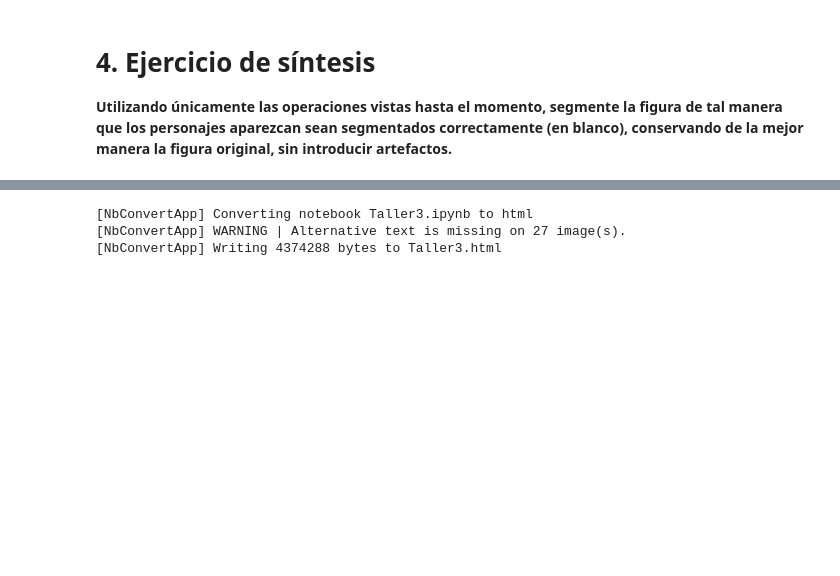
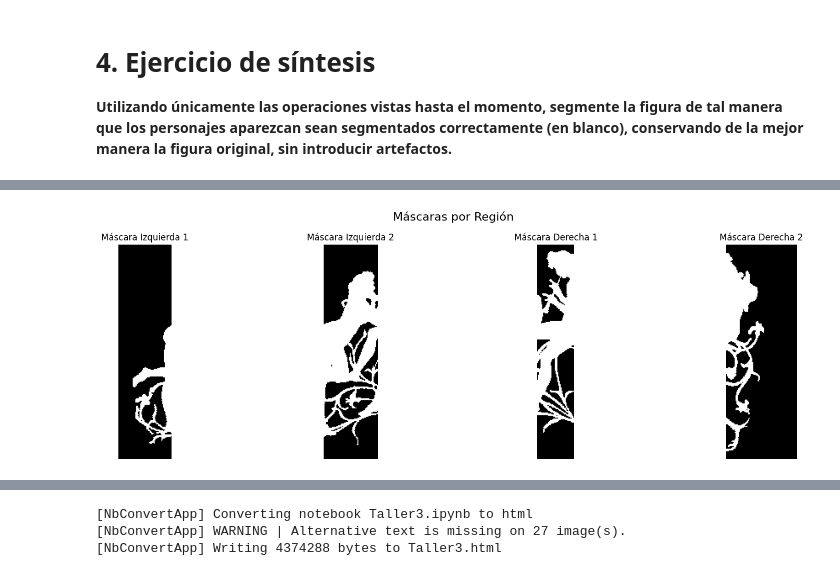
Before and after one commit to EstefaniaLaverde/Vision-por-computadora-MISIS-202601, a Jupyter notebook: Taller3/Taller3.ipynb, the cells around one changed output, grey strips where cells are left out. Saved outputs shown, nothing was run; the diff lists cells and outputs as text; code cells hidden in the pictures; blank space fills up the shorter version.

```diff
--- a/Taller3/Taller3.ipynb
+++ b/Taller3/Taller3.ipynb
@@ -727,0 +762,46 @@ plt.show()
+# %%
+# tolerancias para cada región
+tolerancias = {
+    'Izquierda 1': 16,
+    'Izquierda 2': 28,
+    'Derecha 1':   25,
+    'Derecha 2':   21
+}
+
+# máscara completa para ensamblar las regiones segmentadas
+full_mask = np.zeros_like(amour_image, dtype=bool)
+mascaras_finales = {}
+
+# crecer las regiones
+for nombre in nombres:
+    img_region = regions[nombre]
+    mask_region = np.zeros(img_region.shape, dtype=bool)
+    tol = tolerancias[nombre]
+
+    for semilla in semillas_locales[nombre]: # crecer por cada semilla
+        m = flood(img_region, semilla, tolerance=tol)
+        mask_region |= m  # Unión de máscaras si hay más de una semilla como un OR
+
+    # guardar las máscaras
+    mascaras_finales[nombre] = mask_region
+
+# unir todas las máscaras
+full_mask[:, :c1] = mascaras_finales['Izquierda 1']
+full_mask[:, c1:c2] = mascaras_finales['Izquierda 2']
+full_mask[:, c2:c3] = mascaras_finales['Derecha 1']
+full_mask[:, c3:] = mascaras_finales['Derecha 2']
+
+# visualizar las 4 máscaras por separado (para ajustar tolerancias)
+fig, axes = plt.subplots(1, 4, figsize=(18, 5))
+plt.suptitle('Máscaras por Región', fontsize=16)
+
+for i, nombre in enumerate(nombres):
+    # Mostramos la máscara en blanco (objeto) y negro (fondo)
+    axes[i].imshow(mascaras_finales[nombre], cmap='gray')
+    axes[i].set_title(f'Máscara {nombre}')
+    axes[i].axis('off')
+
+plt.tight_layout()
+plt.show()
+# %% [output]
+[figure, added]
```
Also changed, not shown: parts of 7 cells of this notebook, 2 other files.
